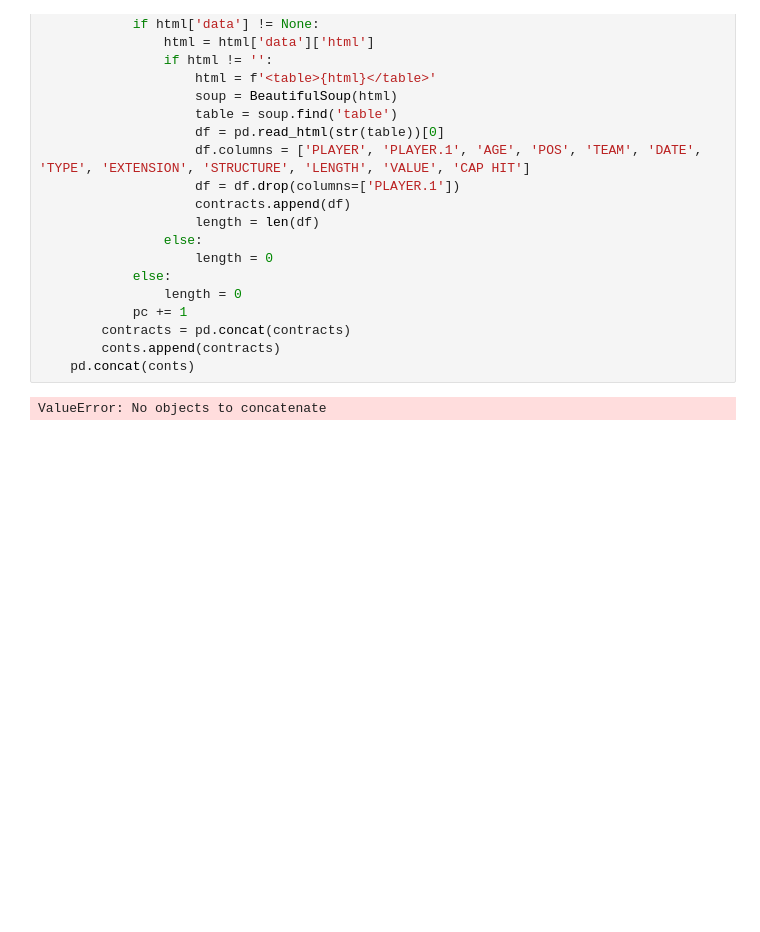
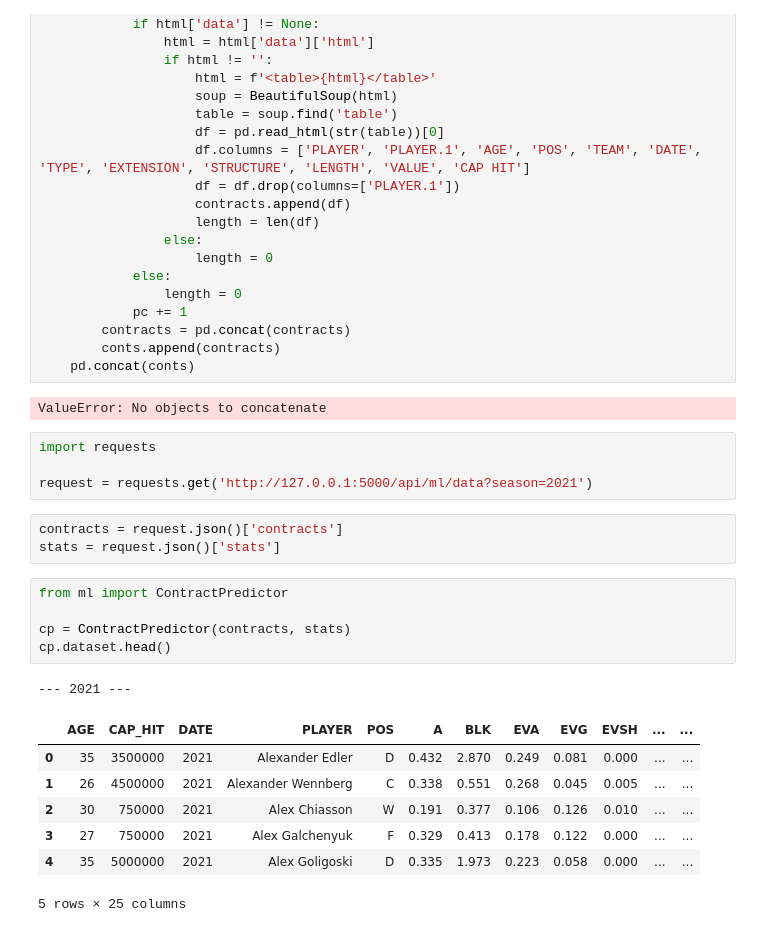
Before and after one commit to lukekerwin/DS-320_Project, a Jupyter notebook: Luke/main.ipynb, the cells around one changed output. Saved outputs shown, nothing was run; the diff lists cells and outputs as text; blank space fills up the shorter version.

```diff
--- a/Luke/main.ipynb
+++ b/Luke/main.ipynb
@@ -349,3 +349,24 @@ for year in range(2012, 2023):
     pd.concat(conts)
 # %% [output]
 ValueError: No objects to concatenate
+# %%
+import requests
+
+request = requests.get('http://127.0.0.1:5000/api/ml/data?season=2021')
+# %%
+contracts = request.json()['contracts']
+stats = request.json()['stats']
+# %%
+from ml import ContractPredictor
+
+cp = ContractPredictor(contracts, stats)
+cp.dataset.head()
+# %% [output]
+--- 2021 ---
+|  | AGE | CAP_HIT | DATE | PLAYER | POS | A | BLK | EVA | EVG | EVSH | ... | ... |
+| 0 | 35 | 3500000 | 2021 | Alexander Edler | D | 0.432 | 2.870 | 0.249 | 0.081 | 0.000 | ... | ... |
+| 1 | 26 | 4500000 | 2021 | Alexander Wennberg | C | 0.338 | 0.551 | 0.268 | 0.045 | 0.005 | ... | ... |
+| 2 | 30 | 750000 | 2021 | Alex Chiasson | W | 0.191 | 0.377 | 0.106 | 0.126 | 0.010 | ... | ... |
+| 3 | 27 | 750000 | 2021 | Alex Galchenyuk | F | 0.329 | 0.413 | 0.178 | 0.122 | 0.000 | ... | ... |
+| 4 | 35 | 5000000 | 2021 | Alex Goligoski | D | 0.335 | 1.973 | 0.223 | 0.058 | 0.000 | ... | ... |
+5 rows × 25 columns
```
Also changed, not shown: 10 other files.
